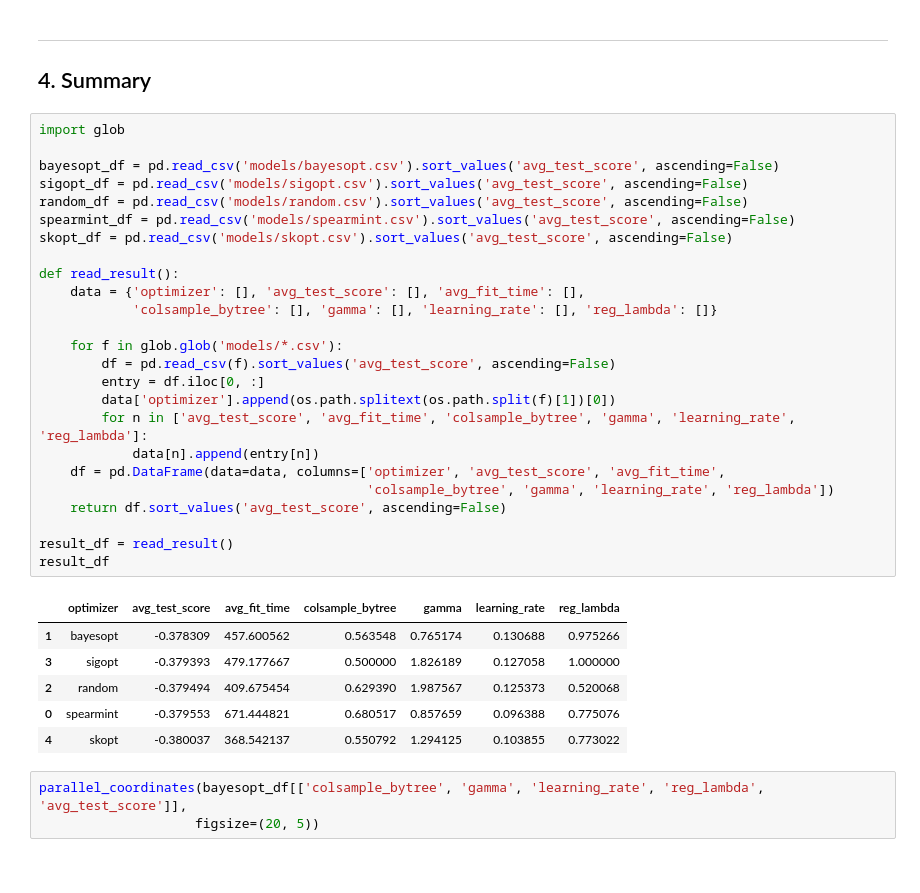
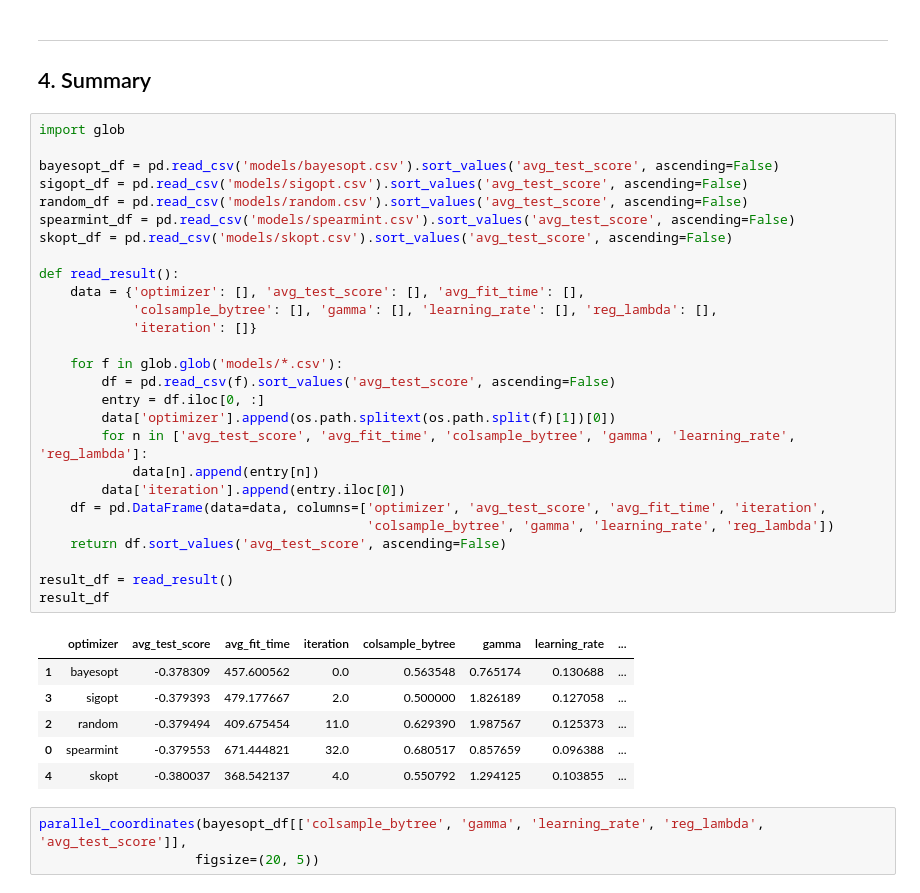
Before and after one commit to cebes/hyper-optimizer, a Jupyter notebook: nyc_taxi_duration/main.ipynb, the cells around one changed output. Cells and saved outputs as stored; diff of their text form.

```diff
--- a/nyc_taxi_duration/main.ipynb
+++ b/nyc_taxi_duration/main.ipynb
@@ -841,35 +847,37 @@ sigopt_df.head()
 # %%
 import glob
 
 bayesopt_df = pd.read_csv('models/bayesopt.csv').sort_values('avg_test_score', ascending=False)
 sigopt_df = pd.read_csv('models/sigopt.csv').sort_values('avg_test_score', ascending=False)
 random_df = pd.read_csv('models/random.csv').sort_values('avg_test_score', ascending=False)
 spearmint_df = pd.read_csv('models/spearmint.csv').sort_values('avg_test_score', ascending=False)
 skopt_df = pd.read_csv('models/skopt.csv').sort_values('avg_test_score', ascending=False)
 
 def read_result():
     data = {'optimizer': [], 'avg_test_score': [], 'avg_fit_time': [],
-            'colsample_bytree': [], 'gamma': [], 'learning_rate': [], 'reg_lambda': []}
+            'colsample_bytree': [], 'gamma': [], 'learning_rate': [], 'reg_lambda': [],
+            'iteration': []}
 
     for f in glob.glob('models/*.csv'):
         df = pd.read_csv(f).sort_values('avg_test_score', ascending=False)
         entry = df.iloc[0, :]
         data['optimizer'].append(os.path.splitext(os.path.split(f)[1])[0])
         for n in ['avg_test_score', 'avg_fit_time', 'colsample_bytree', 'gamma', 'learning_rate', 'reg_lambda']:
             data[n].append(entry[n])
-    df = pd.DataFrame(data=data, columns=['optimizer', 'avg_test_score', 'avg_fit_time',
+        data['iteration'].append(entry.iloc[0])
+    df = pd.DataFrame(data=data, columns=['optimizer', 'avg_test_score', 'avg_fit_time', 'iteration',
                                           'colsample_bytree', 'gamma', 'learning_rate', 'reg_lambda'])
     return df.sort_values('avg_test_score', ascending=False)
 
 result_df = read_result()
 result_df
 # %% [output]
-|  | optimizer | avg_test_score | avg_fit_time | colsample_bytree | gamma | learning_rate | reg_lambda |
-| 1 | bayesopt | -0.378309 | 457.600562 | 0.563548 | 0.765174 | 0.130688 | 0.975266 |
-| 3 | sigopt | -0.379393 | 479.177667 | 0.500000 | 1.826189 | 0.127058 | 1.000000 |
-| 2 | random | -0.379494 | 409.675454 | 0.629390 | 1.987567 | 0.125373 | 0.520068 |
-| 0 | spearmint | -0.379553 | 671.444821 | 0.680517 | 0.857659 | 0.096388 | 0.775076 |
-| 4 | skopt | -0.380037 | 368.542137 | 0.550792 | 1.294125 | 0.103855 | 0.773022 |
+|  | optimizer | avg_test_score | avg_fit_time | iteration | colsample_bytree | gamma | learning_rate | ... |
+| 1 | bayesopt | -0.378309 | 457.600562 | 0.0 | 0.563548 | 0.765174 | 0.130688 | ... |
+| 3 | sigopt | -0.379393 | 479.177667 | 2.0 | 0.500000 | 1.826189 | 0.127058 | ... |
+| 2 | random | -0.379494 | 409.675454 | 11.0 | 0.629390 | 1.987567 | 0.125373 | ... |
+| 0 | spearmint | -0.379553 | 671.444821 | 32.0 | 0.680517 | 0.857659 | 0.096388 | ... |
+| 4 | skopt | -0.380037 | 368.542137 | 4.0 | 0.550792 | 1.294125 | 0.103855 | ... |
 # %%
 parallel_coordinates(bayesopt_df[['colsample_bytree', 'gamma', 'learning_rate', 'reg_lambda', 'avg_test_score']],
                     figsize=(20, 5))
```
Also changed, not shown: parts of 4 cells of this notebook.
